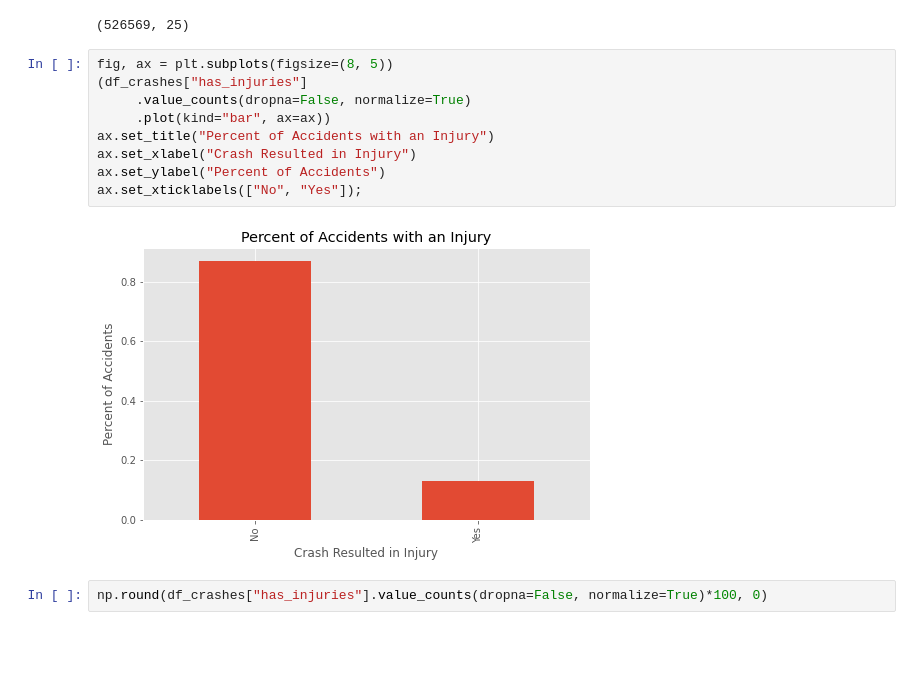
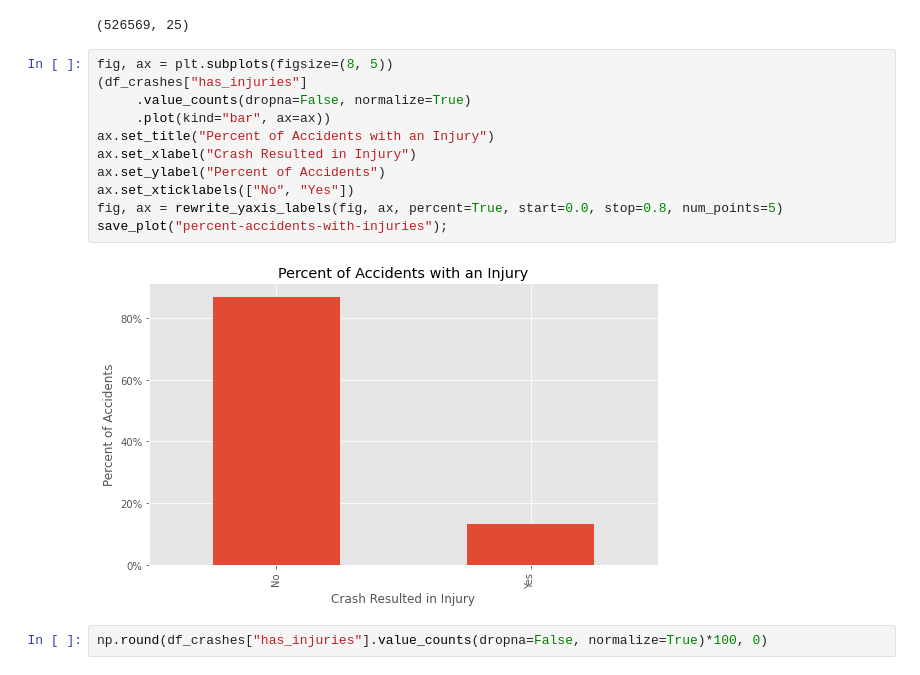
Before and after one commit to jkh-code/predicting-traffic-accident-injuries, a Jupyter notebook: notebooks/eda-crashes.ipynb, the cells around one changed output. Drawn from its saved outputs; the diff is of its cells as text; blank space fills up the shorter version.

Commit message:
Write images

```diff
--- a/notebooks/eda-crashes.ipynb
+++ b/notebooks/eda-crashes.ipynb
@@ -70,14 +70,16 @@ df_crashes.shape
 # %%
 fig, ax = plt.subplots(figsize=(8, 5))
 (df_crashes["has_injuries"]
      .value_counts(dropna=False, normalize=True)
      .plot(kind="bar", ax=ax))
 ax.set_title("Percent of Accidents with an Injury")
 ax.set_xlabel("Crash Resulted in Injury")
 ax.set_ylabel("Percent of Accidents")
-ax.set_xticklabels(["No", "Yes"]);
+ax.set_xticklabels(["No", "Yes"])
+fig, ax = rewrite_yaxis_labels(fig, ax, percent=True, start=0.0, stop=0.8, num_points=5)
+save_plot("percent-accidents-with-injuries");
 # %% [output]
-[figure, old version]
+[figure, new version]
 # %%
 np.round(df_crashes["has_injuries"].value_counts(dropna=False, normalize=True)*100, 0)
 # %% [output]
```
Also changed, not shown: parts of 17 cells of this notebook, 17 other files.
